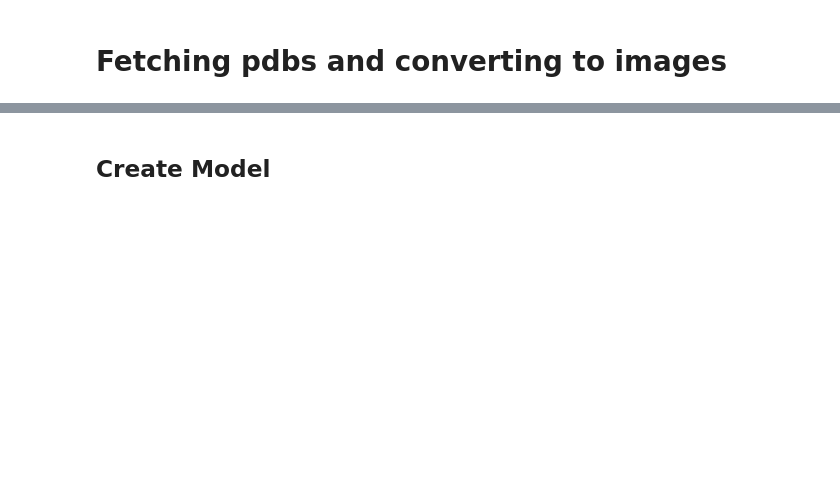
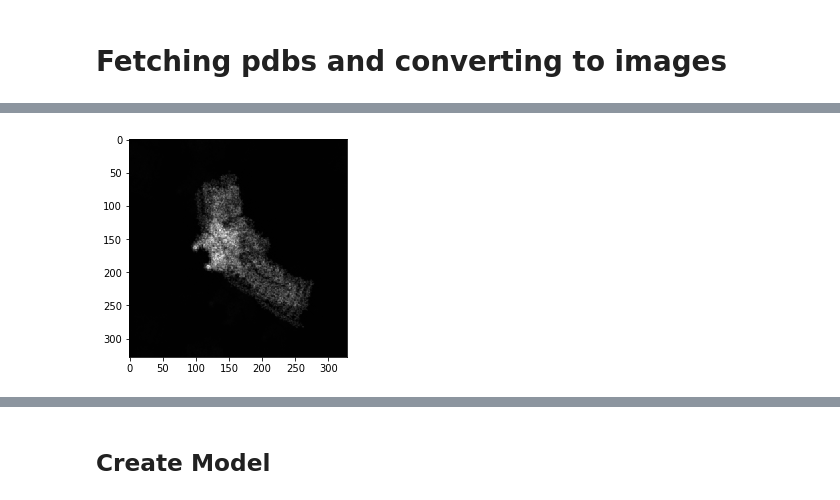
Before and after one commit to cmccaffe/NozPiker, a Jupyter notebook: workbook/TF_Run.ipynb, the cells around one changed output, grey strips where cells are left out. Drawn from its saved outputs; the diff is of its cells as text; code cells hidden in the pictures; blank space fills up the shorter version.

```diff
--- a/workbook/TF_Run.ipynb
+++ b/workbook/TF_Run.ipynb
@@ -33,0 +59,5 @@ for MRC in MRC_PATHS:
+# %%
+plt.imshow(store[('CLATHRINHEAVYCHAIN', '6SCT', 26)], cmap=plt.cm.binary_r)
+plt.show()
+# %% [output]
+[figure, added]
```
Also changed, not shown: parts of 41 cells of this notebook, 3 other files.
